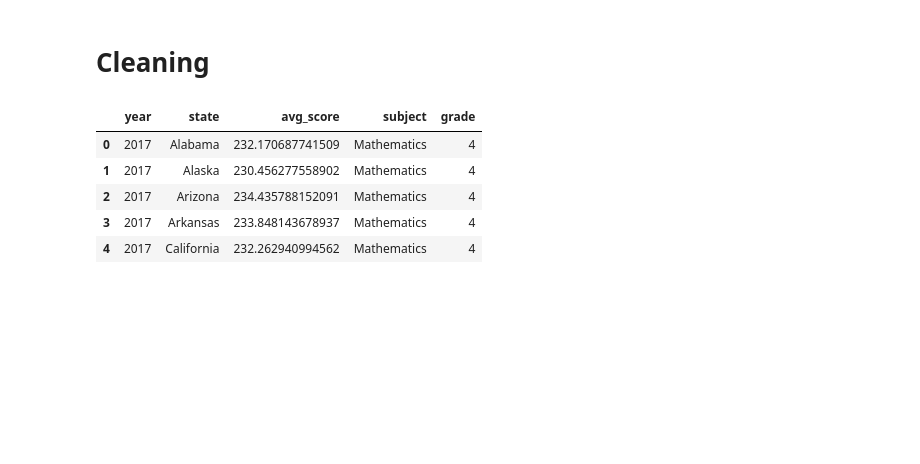
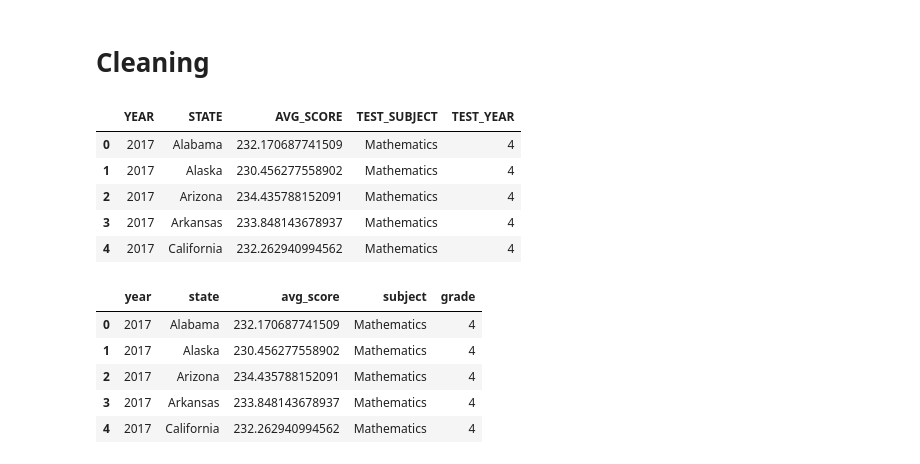
Before and after one commit to juluobruce/Project-, a Jupyter notebook: US Finace Project.ipynb, the cells around one changed output. Saved outputs shown, nothing was run; the diff lists cells and outputs as text; code cells hidden in the pictures; blank space fills up the shorter version.

```diff
--- a/US Finace Project.ipynb
+++ b/US Finace Project.ipynb
@@ -23,27 +23,35 @@ states_pd = pd.read_csv(states)
 # %%
 #Naep_pd focus:
 #naep_states.csv: Aggregated results from the National Assessment of Educational Progress (NAEP) for states.
 #focusing on 4th & 8th grades
 # year ranges from 1990-2017, but missing 91, 93, 95, 97,99, 2001, 05, 06, 08, 10, 14, 16: total 15 years
 
 #print(naep_pd)
+
 #naep_pd['YEAR'].unique()
 #naep_pd['AVG_SCORE'].value_counts()
     # there is null values being shown as: "-- & ‡" on AVG_SCORE cloumn
     #To clean and change it to 0:
 #mask1 = (naep_pd['AVG_SCORE'] == '—')
 #naep_pd['AVG_SCORE'][mask1] = 0
 #mask2 = (naep_pd['AVG_SCORE'] == '‡')
 #naep_pd['AVG_SCORE'][mask2] = 0
 
 #naep_pd['TEST_SUBJECT'].value_counts()
 #naep_pd['TEST_YEAR'].value_counts()
 #naep_pd['TEST_YEAR'].unique()
 
 
 
 #naep_pd.columns
-#naep_pd.head()
+naep_pd.head()
+# %% [output]
+|  | YEAR | STATE | AVG_SCORE | TEST_SUBJECT | TEST_YEAR |
+| 0 | 2017 | Alabama | 232.170687741509 | Mathematics | 4 |
+| 1 | 2017 | Alaska | 230.456277558902 | Mathematics | 4 |
+| 2 | 2017 | Arizona | 234.435788152091 | Mathematics | 4 |
+| 3 | 2017 | Arkansas | 233.848143678937 | Mathematics | 4 |
+| 4 | 2017 | California | 232.262940994562 | Mathematics | 4 |
 # %%
 #Clean up for SQL
 
```
Also changed, not shown: parts of 2 cells of this notebook.
